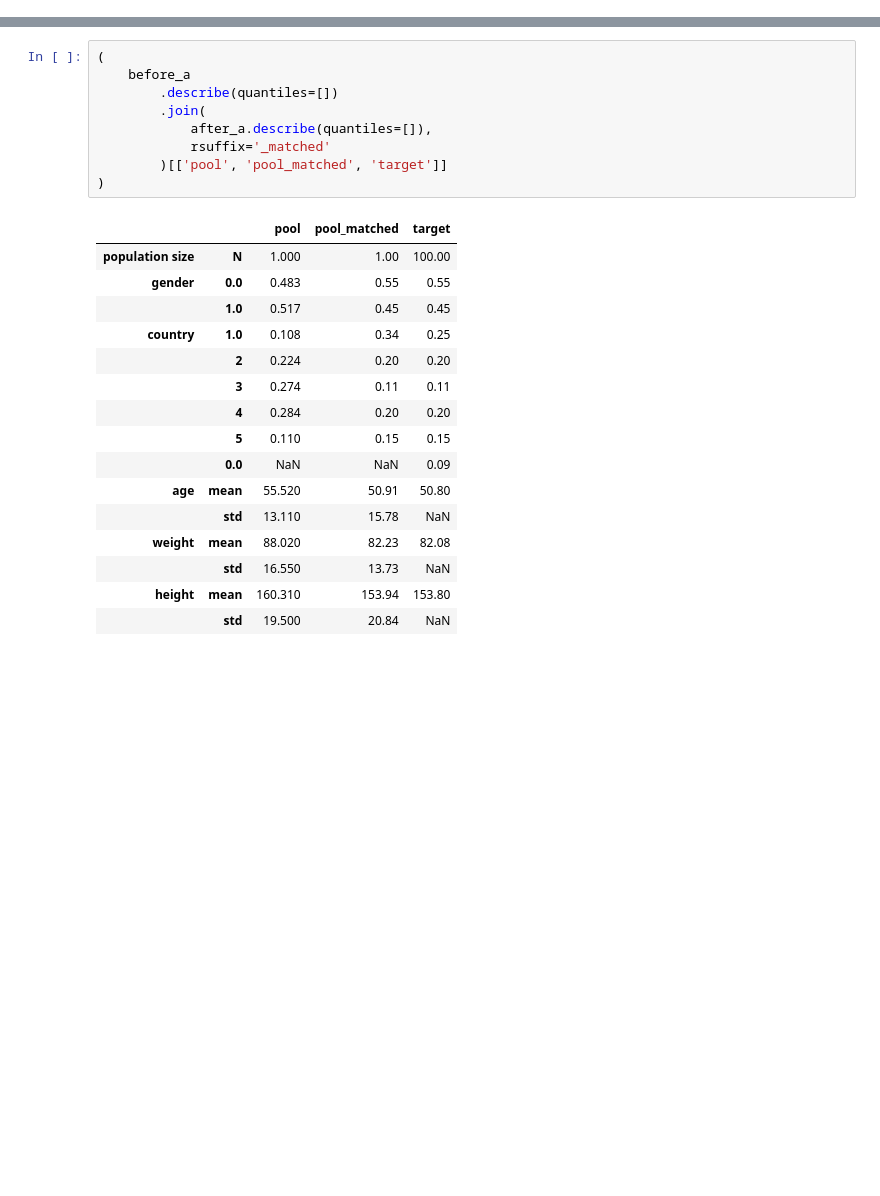
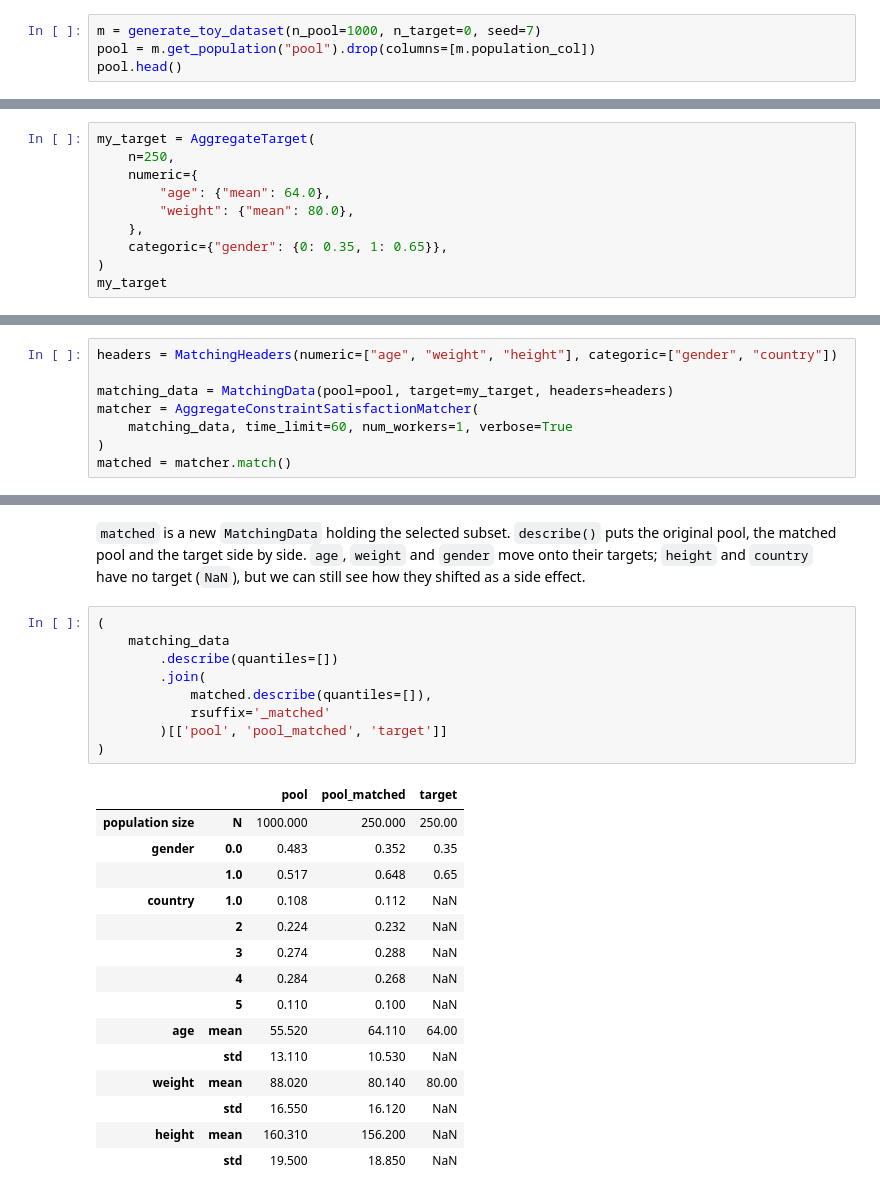
Before and after one commit to Bayer-Group/pybalance, a Jupyter notebook: sphinx/demos/aggregate_matching.ipynb, the cells around one changed output, grey strips where cells are left out. Saved outputs shown, nothing was run; the diff lists cells and outputs as text; blank space fills up the shorter version.

```diff
--- a/sphinx/demos/aggregate_matching.ipynb
+++ b/sphinx/demos/aggregate_matching.ipynb
@@ -183,0 +54,4 @@ Number of solutions found: 9
+# %%
+m = generate_toy_dataset(n_pool=1000, n_target=0, seed=7)
+pool = m.get_population("pool").drop(columns=[m.population_col])
+pool.head()
@@ -183,0 +74,10 @@ Number of solutions found: 9
+# %%
+my_target = AggregateTarget(
+    n=250,
+    numeric={
+        "age": {"mean": 64.0},
+        "weight": {"mean": 80.0},
+    },
+    categoric={"gender": {0: 0.35, 1: 0.65}},
+)
+my_target
@@ -183,0 +99,8 @@ Number of solutions found: 9
+# %%
+headers = MatchingHeaders(numeric=["age", "weight", "height"], categoric=["gender", "country"])
+
+matching_data = MatchingData(pool=pool, target=my_target, headers=headers)
+matcher = AggregateConstraintSatisfactionMatcher(
+    matching_data, time_limit=60, num_workers=1, verbose=True
+)
+matched = matcher.match()
@@ -184,26 +125,29 @@ Number of solutions found: 9
+# %% [markdown]
+`matched` is a new `MatchingData` holding the selected subset. `describe()` puts the original pool,
+the matched pool and the target side by side. `age`, `weight` and `gender` move onto their targets;
+`height` and `country` have no target (`NaN`), but we can still see how they shifted as a side effect.
 # %%
 (
-    before_a
+    matching_data
         .describe(quantiles=[])
         .join(
-            after_a.describe(quantiles=[]),
+            matched.describe(quantiles=[]),
             rsuffix='_matched'
         )[['pool', 'pool_matched', 'target']]
 )
 # %% [output]
 |  |  | pool | pool_matched | target |
-| population size | N | 1.000 | 1.00 | 100.00 |
-| gender | 0.0 | 0.483 | 0.55 | 0.55 |
-|  | 1.0 | 0.517 | 0.45 | 0.45 |
-| country | 1.0 | 0.108 | 0.34 | 0.25 |
-|  | 2 | 0.224 | 0.20 | 0.20 |
-|  | 3 | 0.274 | 0.11 | 0.11 |
-|  | 4 | 0.284 | 0.20 | 0.20 |
-|  | 5 | 0.110 | 0.15 | 0.15 |
-|  | 0.0 | NaN | NaN | 0.09 |
-| age | mean | 55.520 | 50.91 | 50.80 |
-|  | std | 13.110 | 15.78 | NaN |
-| weight | mean | 88.020 | 82.23 | 82.08 |
-|  | std | 16.550 | 13.73 | NaN |
-| height | mean | 160.310 | 153.94 | 153.80 |
-|  | std | 19.500 | 20.84 | NaN |
+| population size | N | 1000.000 | 250.000 | 250.00 |
+| gender | 0.0 | 0.483 | 0.352 | 0.35 |
+|  | 1.0 | 0.517 | 0.648 | 0.65 |
+| country | 1.0 | 0.108 | 0.112 | NaN |
+|  | 2 | 0.224 | 0.232 | NaN |
+|  | 3 | 0.274 | 0.288 | NaN |
+|  | 4 | 0.284 | 0.268 | NaN |
+|  | 5 | 0.110 | 0.100 | NaN |
+| age | mean | 55.520 | 64.110 | 64.00 |
+|  | std | 13.110 | 10.530 | NaN |
+| weight | mean | 88.020 | 80.140 | 80.00 |
+|  | std | 16.550 | 16.120 | NaN |
+| height | mean | 160.310 | 156.200 | NaN |
+|  | std | 19.500 | 18.850 | NaN |
```
Also changed, not shown: parts of 56 cells of this notebook, 13 other files.
